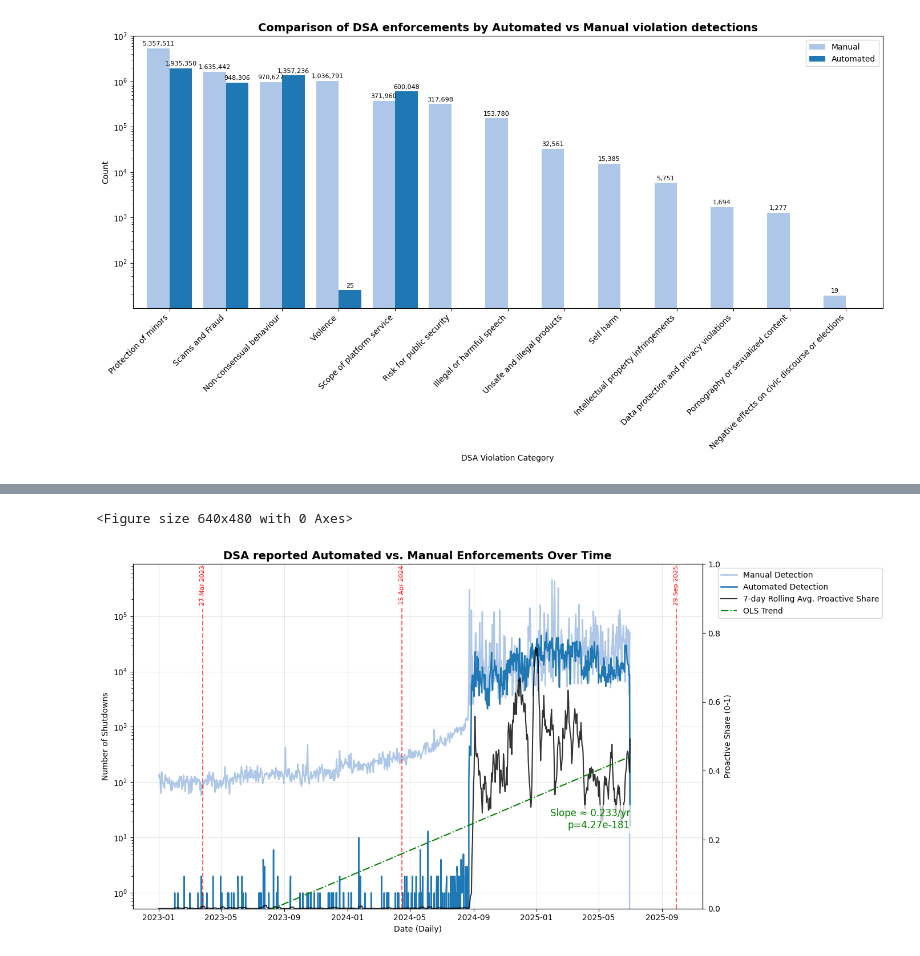
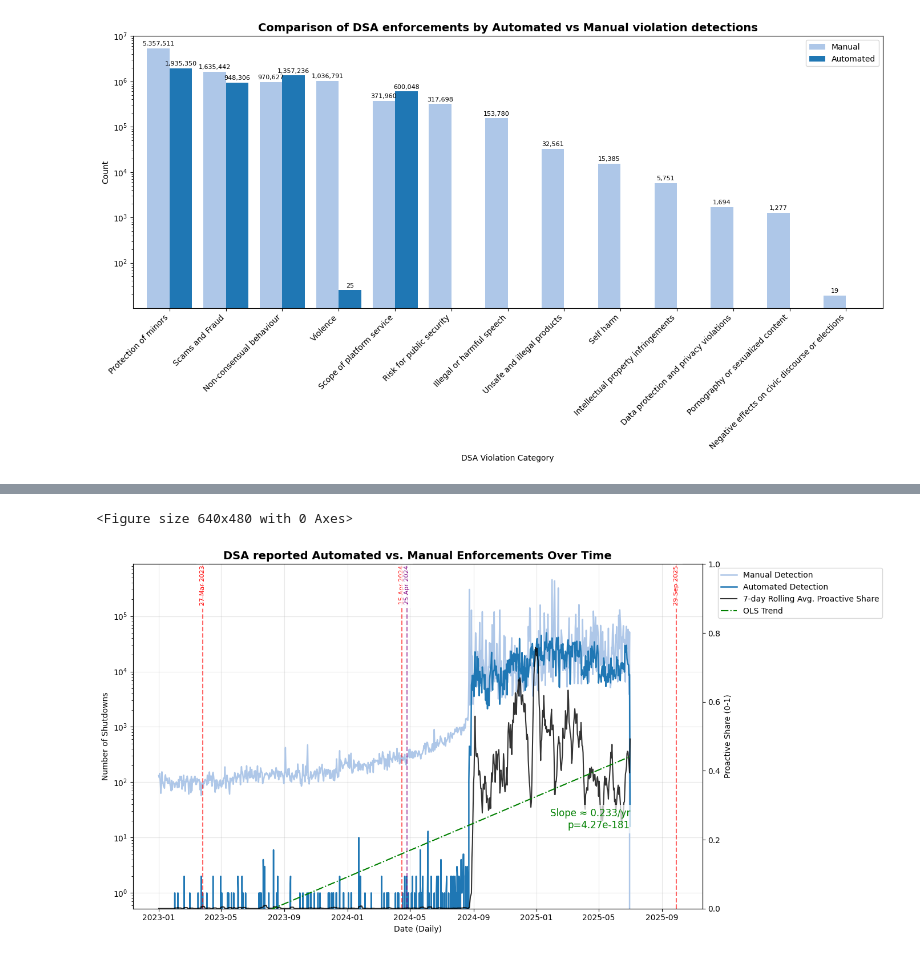
Before and after one commit to annaneliaa/discord-ccs, a Jupyter notebook: code/dsa.ipynb, the cells around one changed output, grey strips where cells are left out. Saved outputs shown, nothing was run; the diff lists cells and outputs as text; code cells hidden in the pictures.

```diff
--- a/code/dsa.ipynb
+++ b/code/dsa.ipynb
@@ -481,6 +467,10 @@ output_file = "../img/dsa_proactive_share_daily.png"
 
 update_dates = ["2023-03-27","2024-04-15", "2025-09-29"]
 updates = pd.to_datetime(update_dates)
+
+
+dsa_vlop = ["2024-04-25"]
+vlops = pd.to_datetime(dsa_vlop)
 
 source_df = filtered_df.copy() if not filtered_df.empty else df_copy.copy()
 
@@ -607,6 +597,13 @@ for ev in updates:
             va="top", ha="center", rotation=90, fontsize=8, color="red",
             bbox=dict(facecolor="white", alpha=0.7, edgecolor="none"))
 
+# event markers on primary axis
+for ev in vlops:
+    ax.axvline(x=ev, color="purple", linestyle="--", alpha=0.6)
+    ax.text(ev, ax.get_ylim()[1]*0.95, ev.strftime('%d %b %Y'),
+            va="top", ha="center", rotation=90, fontsize=8, color="purple",
+            bbox=dict(facecolor="white", alpha=0.7, edgecolor="none"))
+
 # combine legends
 lines_labels = [ax.get_legend_handles_labels(), ax2.get_legend_handles_labels()]
 lines, labels = [sum(lol, []) for lol in zip(*lines_labels)]
@@ -631,9 +628,9 @@ Time:                        16:37:09   Log-Likelihood:                 507.07
 No. Observations:                 913   AIC:                            -1010.
 Df Residuals:                     911   BIC:                            -1001.
 ... (14 lines left out)
 Notes:
 [1] Standard Errors assume that the covariance matrix of the errors is correctly specified.
 [2] The condition number is large, 1.05e+03. This might indicate that there are
 strong multicollinearity or other numerical problems.
 <Figure size 640x480 with 0 Axes>
-[figure, old version]
+[figure, new version]
```
Also changed, not shown: parts of 8 cells of this notebook, 8 other files.
